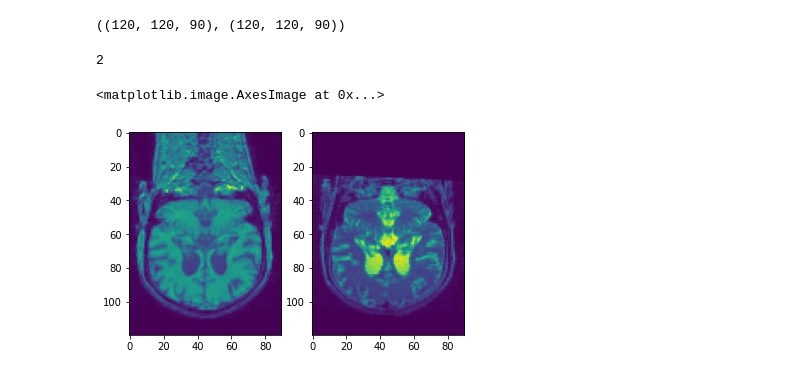
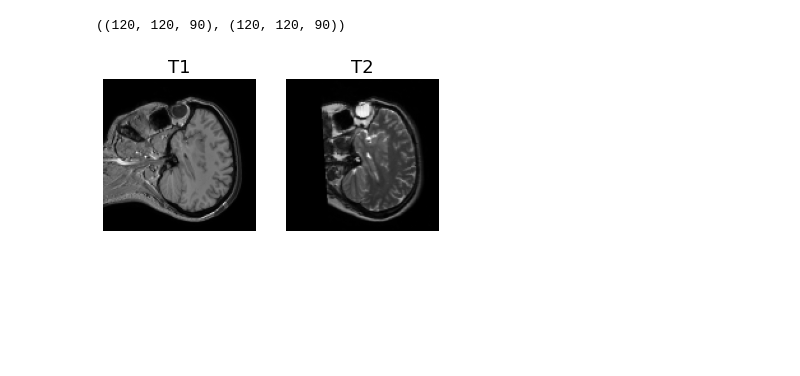
Before and after one commit to littlefieldnick/3D-Medical-Imaging, a Jupyter notebook: 3D_Medical_Image_Analysis.ipynb, the cells around one changed output. Drawn from its saved outputs; the diff is of its cells as text; code cells hidden in the pictures; blank space fills up the shorter version.

Commit message:
Update to Part 1: load and display T1-w and T2-w images

```diff
--- a/3D_Medical_Image_Analysis.ipynb
+++ b/3D_Medical_Image_Analysis.ipynb
@@ -17,6 +19,22 @@ Note that this the uncompressed dataset in the introduction.
+# %%
+def load_image(t1_file, t2_file):
+  """
+  Load a give T1-w and T2-w pair
+
+  Args:
+    - t1_file: Path to T1-w image
+    - t2_file: Path to T2-w image
+
+  Returns:
+    (t1, t2): tuple containing loaded T1-w and T2-w images
+  """
+
+  t1, t2 = nib.load(t1_file).get_fdata(), nib.load(t2_file).get_fdata()
+
+  return (t1, t2)
 # %%
-t1 = nib.load("/content/small/t1/IXI175-HH-1570-T1_fcm.nii.gz")
-t1_data = t1.get_fdata()
-t2 = nib.load("/content/small/t2/IXI175-HH-1570-T2_reg_fcm.nii.gz")
-t2_data = t2.get_fdata()
+t1_pth = "/content/small/t1/IXI102-HH-1416-T1_fcm.nii.gz"
+t2_pth = "/content/small/t2/IXI102-HH-1416-T2_reg_fcm.nii.gz"
+# %%
+t1, t2 = load_image(t1_pth, t2_pth)
 # %%
@@ -24,11 +42,21 @@ t1_data.shape, t2_data.shape
 # %% [output]
 ((120, 120, 90), (120, 120, 90))
-# %%
-f, ax = plt.subplots(1, 2)
-print(len(ax))
-ax[0].imshow(t1_data[75])
-ax[1].imshow(t2_data[75])
-# %% [output]
-2
-<matplotlib.image.AxesImage at 0x...>
-[figure, removed]
+# %%
+def display_axial_view(t1, t2, slice):
+  """
+  Display the axial view for T1 and T2 images for a given slice
+
+  Args:
+    - t1: T1-w Image
+    - t2: T2-w Image
+    - slice: The slice of the axial view to display
+  """
+
+  f, ax = plt.subplots(1, 2)
+  ax[0].imshow(t1[:, :, 30], cmap="gray"); ax[1].imshow(t2[:, :, 30], cmap="gray")
+  ax[0].set_title("T1", fontsize=18); ax[1].set_title("T2", fontsize=18)
+  ax[0].axis("off"); ax[1].axis("off")
+# %%
+display_axial_view(t1, t2, 30)
+# %% [output]
+[figure, added]
```
Also changed, not shown: parts of 3 cells of this notebook.
